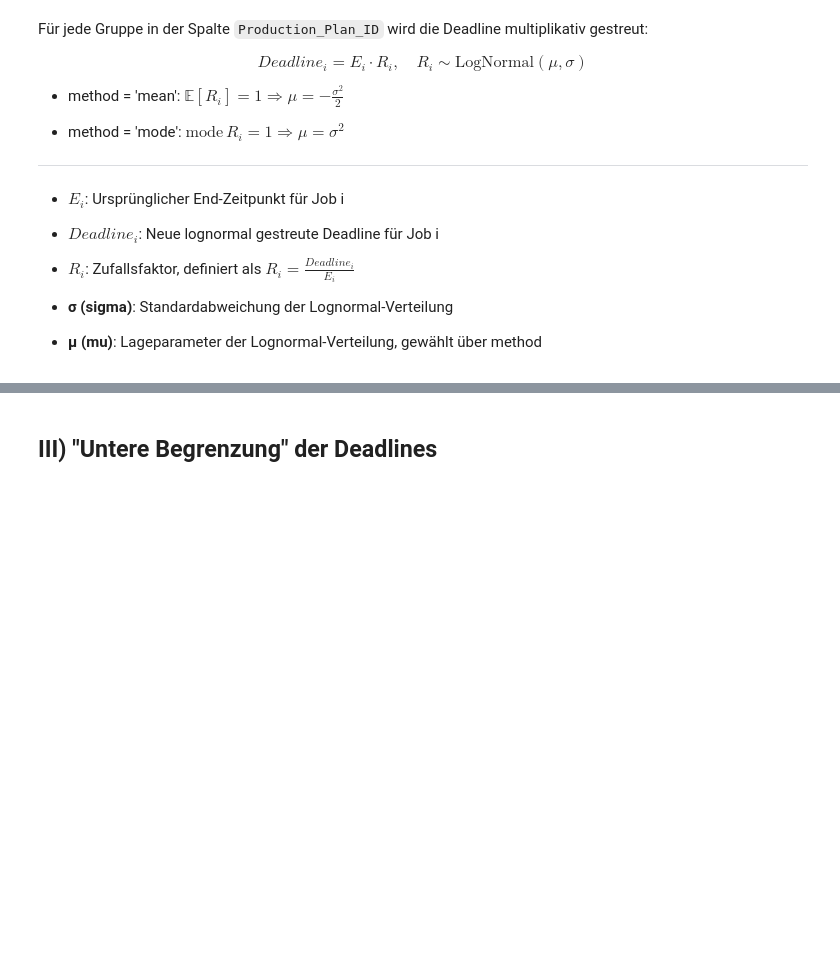
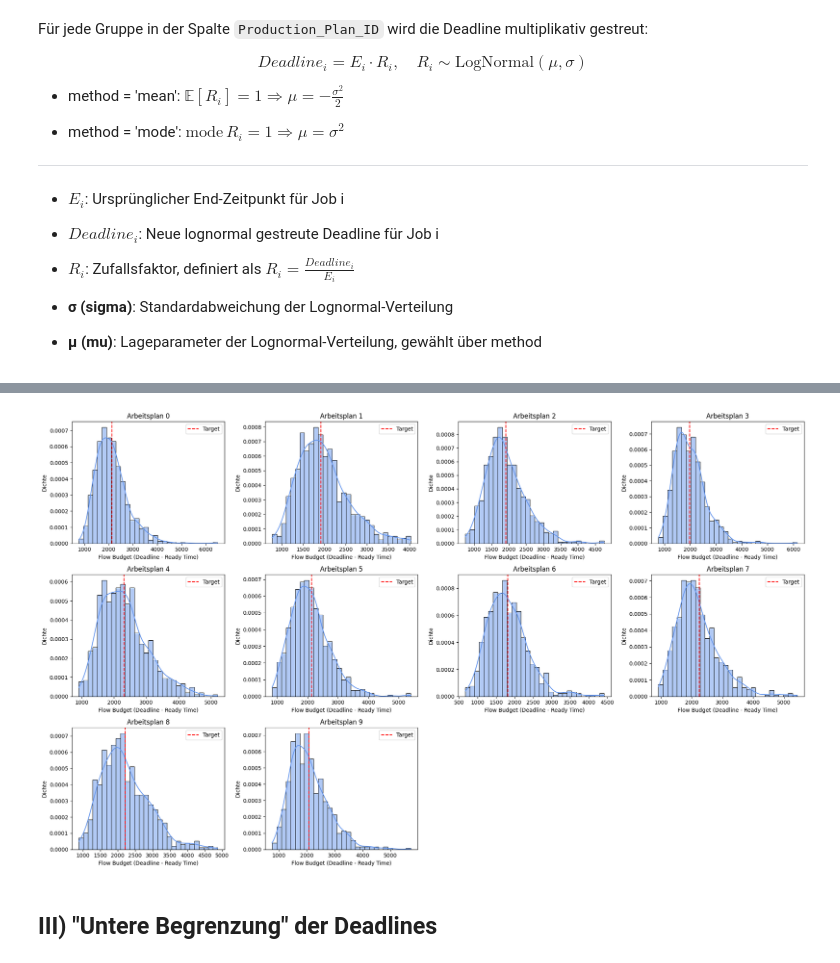
Before and after one commit to konrad-adamski/HTWD_Minimalinvasives_Job-Shop_Scheduling, a Jupyter notebook: notebooks/01_Time_Conditions/21_Deadlines__by_Simulation&Log-Normal_part2&3.ipynb, the cells around one changed output, grey strips where cells are left out. Drawn from its saved outputs; the diff is of its cells as text; code cells hidden in the pictures; blank space fills up the shorter version.

```diff
--- a/notebooks/01_Time_Conditions/21_Deadlines__by_Simulation&Log-Normal_part2&3.ipynb
+++ b/notebooks/01_Time_Conditions/21_Deadlines__by_Simulation&Log-Normal_part2&3.ipynb
@@ -139,3 +134,0 @@ df_times
-# %%
-fig = fig_gen.plot_relative_spread_horizontal(df_times)
-plt.show()
@@ -144,9 +134,0 @@ plt.show()
-# %%
-# Figure erzeugen (liefert ein Figure-Objekt mit allen Subplots)
-fig = fig_gen.plot_relative_spread_histograms(df_times, max_cols=2)
-
-# Speichern, z.B. als PNG
-fig.savefig('produktionspläne_histogramme.png', dpi=300)
-
-# Alle Plots gleichzeitig anzeigen
-plt.show()
@@ -155,3 +135,90 @@ plt.show()
+# %%
+import matplotlib.pyplot as plt
+import seaborn as sns
+import numpy as np
+
+def plot_empirical_flow_budget_distributions(df_times: pd.DataFrame, bins: int = 30):
+    """
+    Plottet für jede Gruppe in 'Production_Plan_ID' das Histogramm + KDE
+    der Flow Budgets (Deadline - Ready Time) auf Basis von df_times.
+
+    Parameters
+    ----------
+    df_times : pd.DataFrame
+        Muss Spalten 'Production_Plan_ID', 'Deadline', 'Ready Time' enthalten.
+    bins : int
+        Anzahl der Bins im Histogramm.
+    """
+    groups = df_times['Production_Plan_ID'].unique()
+    n_groups = len(groups)
+    n_cols = min(4, n_groups)
+    n_rows = int(np.ceil(n_groups / n_cols))
+
+    fig, axes = plt.subplots(n_rows, n_cols, figsize=(5 * n_cols, 4 * n_rows), squeeze=False)
+
+    for idx, group in enumerate(groups):
+        ax = axes[idx // n_cols][idx % n_cols]
+        grp = df_times[df_times['Production_Plan_ID'] == group]
+        flow_budgets = grp['Deadline'] - grp['Ready Time']
+
+        sns.histplot(flow_budgets, bins=bins, kde=True, stat='density', ax=ax, color='cornflowerblue', edgecolor='black')
+        ax.set_title(f'Arbeitsplan {group}')
+        ax.set_xlabel('Flow Budget (Deadline - Ready Time)')
+        ax.set_ylabel('Dichte')
+
+    # Leere Plots deaktivieren (wenn weniger Gruppen als Subplots)
+    for j in range(idx + 1, n_rows * n_cols):
+        fig.delaxes(axes[j // n_cols][j % n_cols])
+
+    plt.tight_layout()
+    plt.show()
+
+
+def plot_empirical_flow_budget_distributions(df_times: pd.DataFrame, bins: int = 30):
+    """
+    Plottet für jede Gruppe in 'Production_Plan_ID' das Histogramm + KDE
+    der Flow Budgets (Deadline - Ready Time) auf Basis von df_times.
+    Zusätzlich wird der Zielwert (End.mean - Ready Time.mean) als rote Linie eingezeichnet.
+
+    Parameters
+    ----------
+    df_times : pd.DataFrame
+        Muss Spalten 'Production_Plan_ID', 'Deadline', 'Ready Time', 'End' enthalten.
+    bins : int
+        Anzahl der Bins im Histogramm.
+    """
+    groups = df_times['Production_Plan_ID'].unique()
+    n_groups = len(groups)
+    n_cols = min(4, n_groups)
+    n_rows = int(np.ceil(n_groups / n_cols))
+
+    fig, axes = plt.subplots(n_rows, n_cols, figsize=(5 * n_cols, 4 * n_rows), squeeze=False)
+
+    for idx, group in enumerate(groups):
+        ax = axes[idx // n_cols][idx % n_cols]
+        grp = df_times[df_times['Production_Plan_ID'] == group]
+        flow_budgets = grp['Deadline'] - grp['Ready Time']
+        target = grp['End'].mean() - grp['Ready Time'].mean()
+
+        sns.histplot(flow_budgets, bins=bins, kde=True, stat='density', ax=ax, color='cornflowerblue', edgecolor='black')
+
+        ax.axvline(target, color='red', linestyle='--', label='Target')
+        ax.set_title(f'Arbeitsplan {group}')
+        ax.set_xlabel('Flow Budget (Deadline - Ready Time)')
+        ax.set_ylabel('Dichte')
+        ax.legend()
+
+    # Leere Plots deaktivieren (wenn weniger Gruppen als Subplots)
+    for j in range(idx + 1, n_rows * n_cols):
+        fig.delaxes(axes[j // n_cols][j % n_cols])
+
+    plt.tight_layout()
+    plt.show()
+
+
+plot_empirical_flow_budget_distributions(df_times)
+# %% [output]
+[figure, added]
 # %% [markdown]
 ## III) "Untere Begrenzung" der Deadlines
 # %%
```
Also changed, not shown: parts of 10 cells of this notebook, 5 other files.
